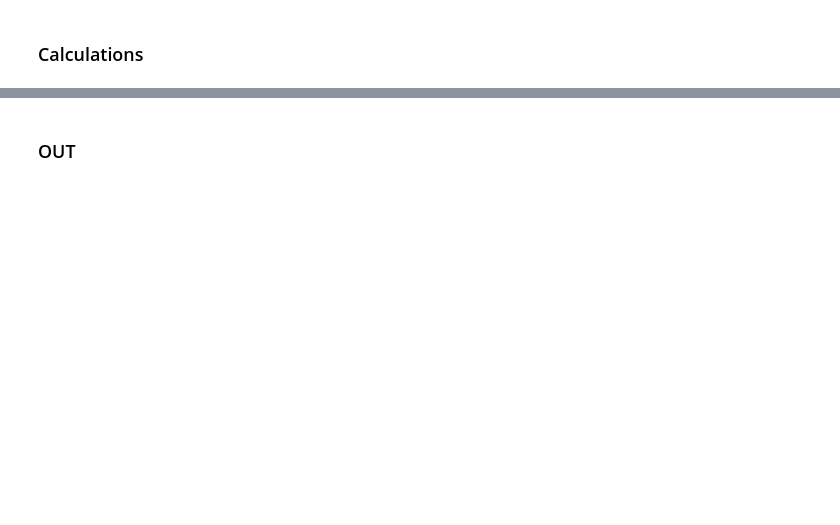
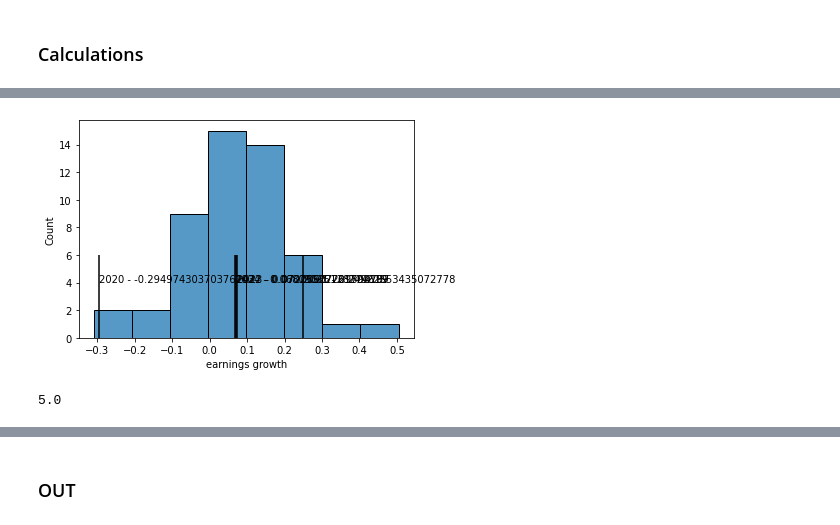
Before and after one commit to aguilalv/CorpFinSandbox, a Jupyter notebook: 2020.06.01 - S&P500 valuation.ipynb, the cells around one changed output, grey strips where cells are left out. Saved outputs shown, nothing was run; the diff lists cells and outputs as text; code cells hidden in the pictures; blank space fills up the shorter version.

```diff
--- a/2020.06.01 - S&P500 valuation.ipynb
+++ b/2020.06.01 - S&P500 valuation.ipynb
@@ -156,0 +149,5 @@ for i in range(0,monte_carlo_iterations):
+# %%
+inputs_df['earnings growth'] = inputs_df['earnings'].pct_change()
+# %%
+initial_year = projected_years[0] - 59
+historical_mask = (inputs_df['year']<projected_years[0])&(inputs_df['year']>=initial_year)
@@ -156,0 +159,13 @@ for i in range(0,monte_carlo_iterations):
+# %%
+ax = sns.histplot(data=inputs_df[historical_mask], x="earnings growth")
+for year in projected_years:
+    growth = inputs_df[inputs_df['year']==year]['earnings growth'].mean()
+    ax.vlines(growth, 0, 6, colors='k', linestyles='solid', label='XX')
+    ax.annotate(f'{year} - {growth}',(growth,4))
+# %% [output]
+[figure, added]
+# %%
+growth = inputs_df[inputs_df['year']==projected_years[0]]['earnings growth'].mean()
+sp.stats.percentileofscore(inputs_df[historical_mask]['earnings growth'],growth)
+# %% [output]
+5.0
```
Also changed, not shown: parts of 25 cells of this notebook.
